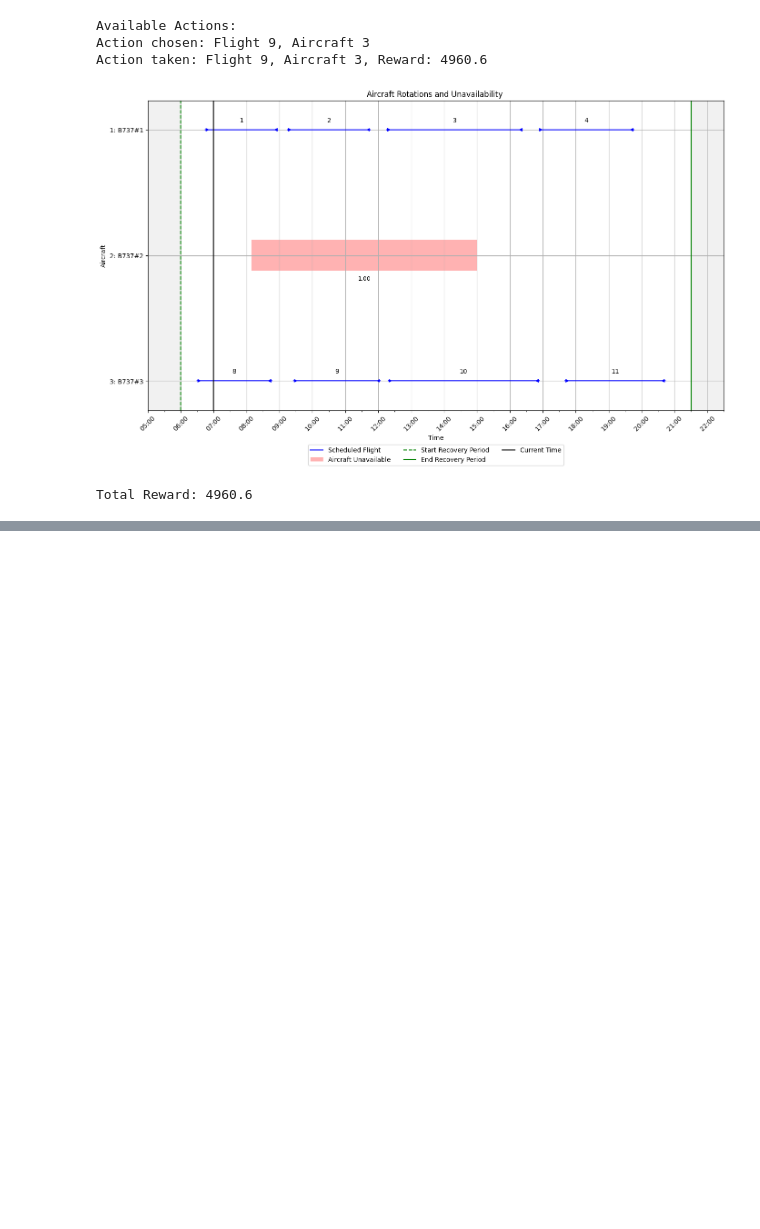
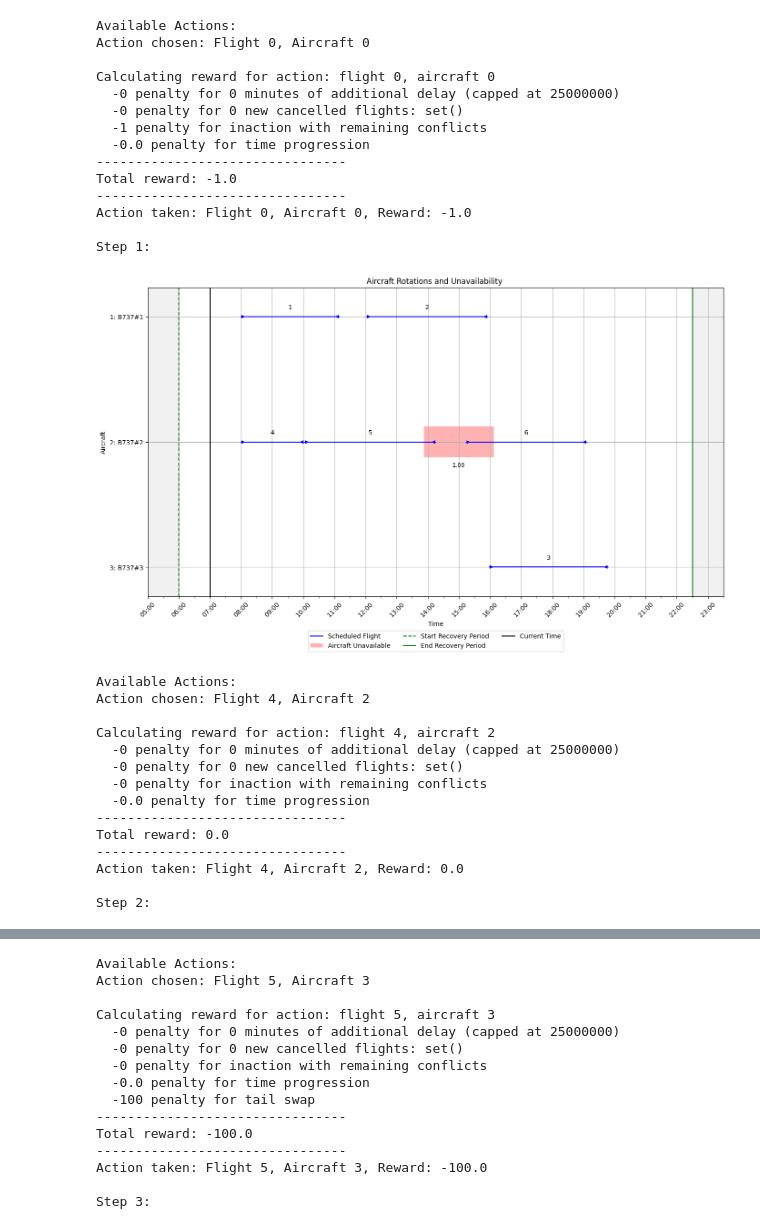
Before and after one commit to elisabethoost/msc-thesis-drl-adm, a Jupyter notebook: notebooks_utils/inference_manual.ipynb, the cells around one changed output, grey strips where cells are left out. Saved outputs shown, nothing was run; the diff lists cells and outputs as text; code cells hidden in the pictures; blank space fills up the shorter version.

Commit message:
simpler reward shaping

```diff
--- a/notebooks_utils/inference_manual.ipynb
+++ b/notebooks_utils/inference_manual.ipynb
@@ -153,7 +153,7 @@ def run_user_agent(scenario_folder):
 # SCENARIO_FOLDER = "../data/Training/3ac-100/Scenario_57"
 
 # SCENARIO_FOLDER = "../data/Training/3ac-5-deterministic-na/Scenario_02"
-SCENARIO_FOLDER = "../data/Training/3ac-5-deterministic-na/Scenario_05"
+SCENARIO_FOLDER = "../data/Training/3ac-5-deterministic-na/Scenario_01"
 
 # Verify folder exists
 if not os.path.exists(SCENARIO_FOLDER):
@@ -182,5 +182,29 @@ Step 0:
 Available Actions:
-Action chosen: Flight 9, Aircraft 3
-Action taken: Flight 9, Aircraft 3, Reward: 4960.6
+Action chosen: Flight 0, Aircraft 0
+
+Calculating reward for action: flight 0, aircraft 0
+  -0 penalty for 0 minutes of additional delay (capped at 25000000)
+  -0 penalty for 0 new cancelled flights: set()
+  -1 penalty for inaction with remaining conflicts
+  -0.0 penalty for time progression
+--------------------------------
+Total reward: -1.0
+--------------------------------
+Action taken: Flight 0, Aircraft 0, Reward: -1.0
+
+Step 1:
-[figure, old version]
+[figure, new version]
-Total Reward: 4960.6
+Available Actions:
+Action chosen: Flight 4, Aircraft 2
+
+Calculating reward for action: flight 4, aircraft 2
+  -0 penalty for 0 minutes of additional delay (capped at 25000000)
+  -0 penalty for 0 new cancelled flights: set()
+  -0 penalty for inaction with remaining conflicts
+  -0.0 penalty for time progression
+--------------------------------
+Total reward: 0.0
+--------------------------------
+Action taken: Flight 4, Aircraft 2, Reward: 0.0
+
+Step 2:
@@ -186,0 +212,15 @@ Total Reward: 4960.6
+Available Actions:
+Action chosen: Flight 5, Aircraft 3
+
+Calculating reward for action: flight 5, aircraft 3
+  -0 penalty for 0 minutes of additional delay (capped at 25000000)
+  -0 penalty for 0 new cancelled flights: set()
+  -0 penalty for inaction with remaining conflicts
+  -0.0 penalty for time progression
+  -100 penalty for tail swap
+--------------------------------
+Total reward: -100.0
+--------------------------------
+Action taken: Flight 5, Aircraft 3, Reward: -100.0
+
+Step 3:
```
Also changed, not shown: parts of 1 cell of this notebook, 3 other files.
